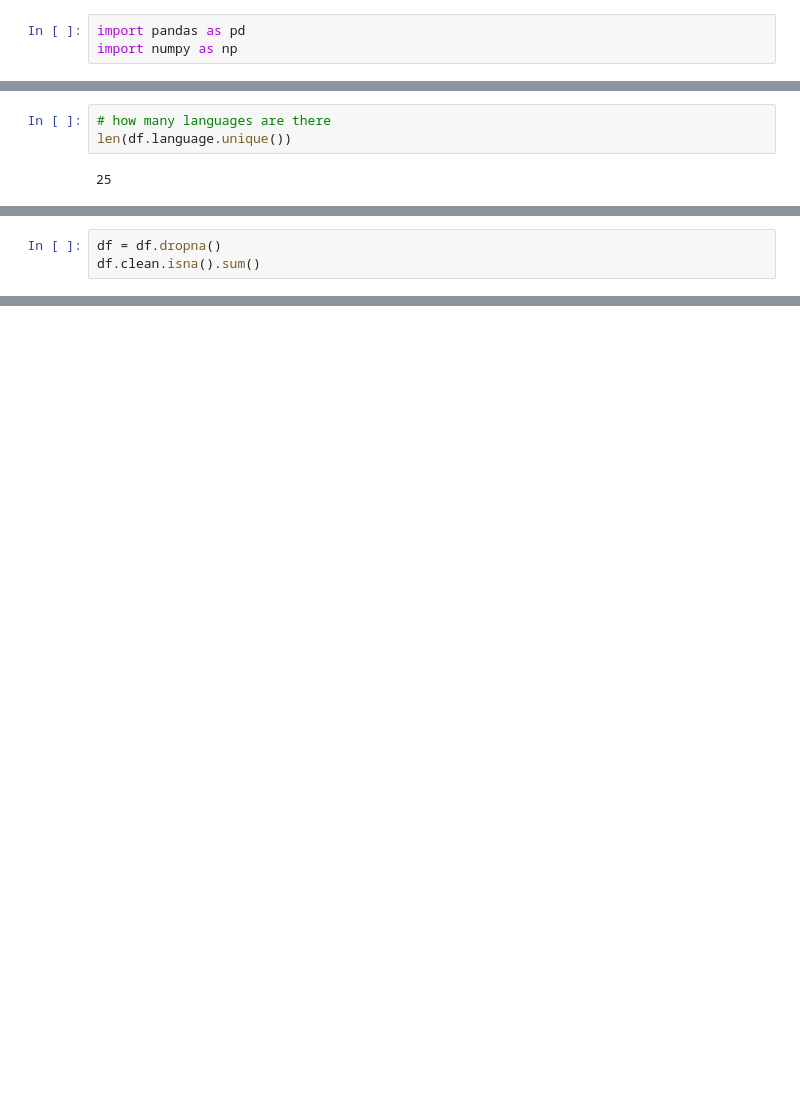
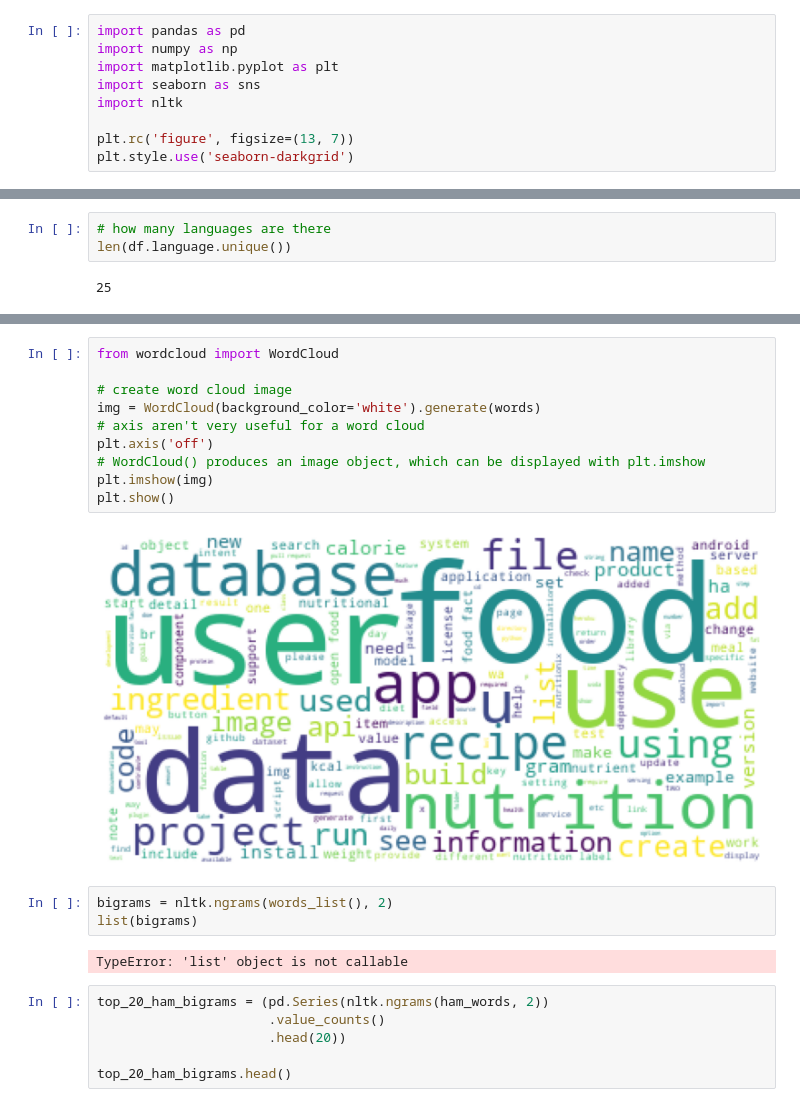
Before and after one commit to Christian-Kristine-Kan-Scott/nlp_project, a Jupyter notebook: kan's workbook.ipynb, the cells around one changed output, grey strips where cells are left out. Saved outputs shown, nothing was run; the diff lists cells and outputs as text; blank space fills up the shorter version.

```diff
--- a/kan's workbook.ipynb
+++ b/kan's workbook.ipynb
@@ -5,6 +5,12 @@
 # %%
 import pandas as pd
 import numpy as np
+import matplotlib.pyplot as plt
+import seaborn as sns
+import nltk
+
+plt.rc('figure', figsize=(13, 7))
+plt.style.use('seaborn-darkgrid')
 # %%
 df = pd.read_csv('nutrition_repos_clean_stemmed_lemmatize.csv')
 df
@@ -86,3 +80,0 @@ df[df.clean.isna()]
-# %%
-df = df.dropna()
-df.clean.isna().sum()
@@ -138,0 +183,23 @@ Name: clean_lemmatized, Length: 116, dtype: int64
+# %%
+from wordcloud import WordCloud
+
+# create word cloud image
+img = WordCloud(background_color='white').generate(words)
+# axis aren't very useful for a word cloud
+plt.axis('off')
+# WordCloud() produces an image object, which can be displayed with plt.imshow
+plt.imshow(img)
+plt.show()
+# %% [output]
+[figure, added]
+# %%
+bigrams = nltk.ngrams(words_list(), 2)
+list(bigrams)
+# %% [output]
+TypeError: 'list' object is not callable
+# %%
+top_20_ham_bigrams = (pd.Series(nltk.ngrams(ham_words, 2))
+                      .value_counts()
+                      .head(20))
+
+top_20_ham_bigrams.head()
```
Also changed, not shown: parts of 23 cells of this notebook.
